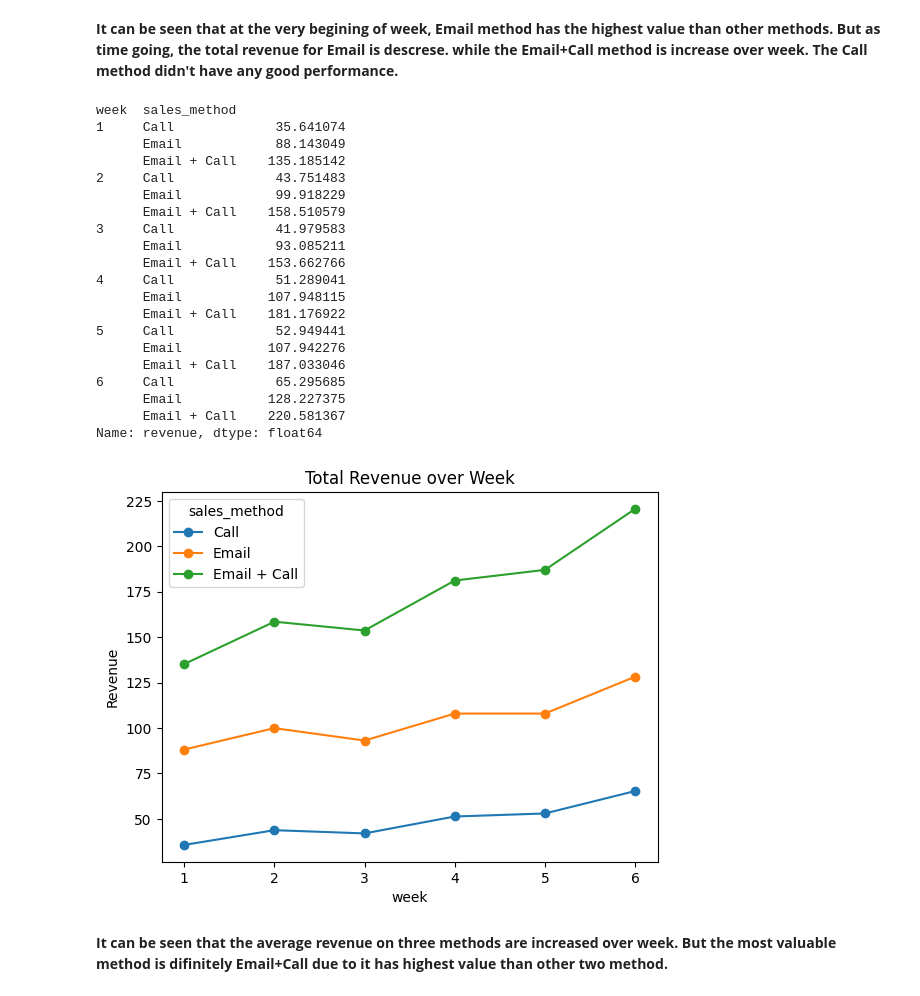
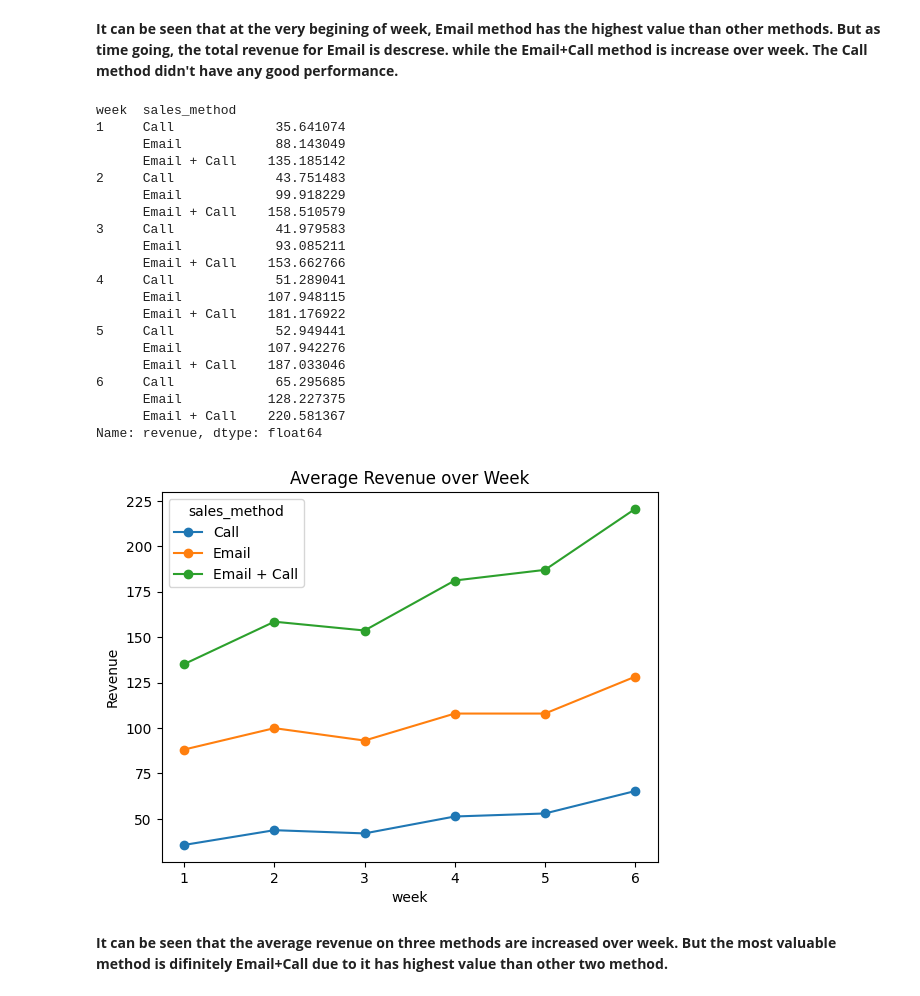
Before and after one commit to zychen1017/DataCamp_Certification, a Jupyter notebook: datacamp_certification.ipynb, the cells around one changed output. Saved outputs shown, nothing was run; the diff lists cells and outputs as text; code cells hidden in the pictures.

```diff
--- a/datacamp_certification.ipynb
+++ b/datacamp_certification.ipynb
@@ -307,33 +313,33 @@ Name: revenue, dtype: float64
 # %%
 # Was there any difference in revenue over time for each of the methods?
 cx = df.groupby(['week','sales_method'])['revenue'].mean()
 print(cx)
 cx.unstack().plot(marker='o')
-plt.title('Total Revenue over Week')
+plt.title('Average Revenue over Week')
 plt.ylabel('Revenue')
 plt.show()
 # %% [output]
 week  sales_method
 1     Call             35.641074
       Email            88.143049
       Email + Call    135.185142
 2     Call             43.751483
       Email            99.918229
       Email + Call    158.510579
 3     Call             41.979583
       Email            93.085211
       Email + Call    153.662766
 4     Call             51.289041
       Email           107.948115
       Email + Call    181.176922
 5     Call             52.949441
       Email           107.942276
       Email + Call    187.033046
 6     Call             65.295685
       Email           128.227375
       Email + Call    220.581367
 Name: revenue, dtype: float64
-[figure, old version]
+[figure, new version]
 # %% [markdown]
 **It can be seen that the average revenue on three methods are increased over week. But the most valuable method is difinitely Email+Call due to it has highest value than other two method.**
 # %%
```
Also changed, not shown: parts of 8 cells of this notebook.
